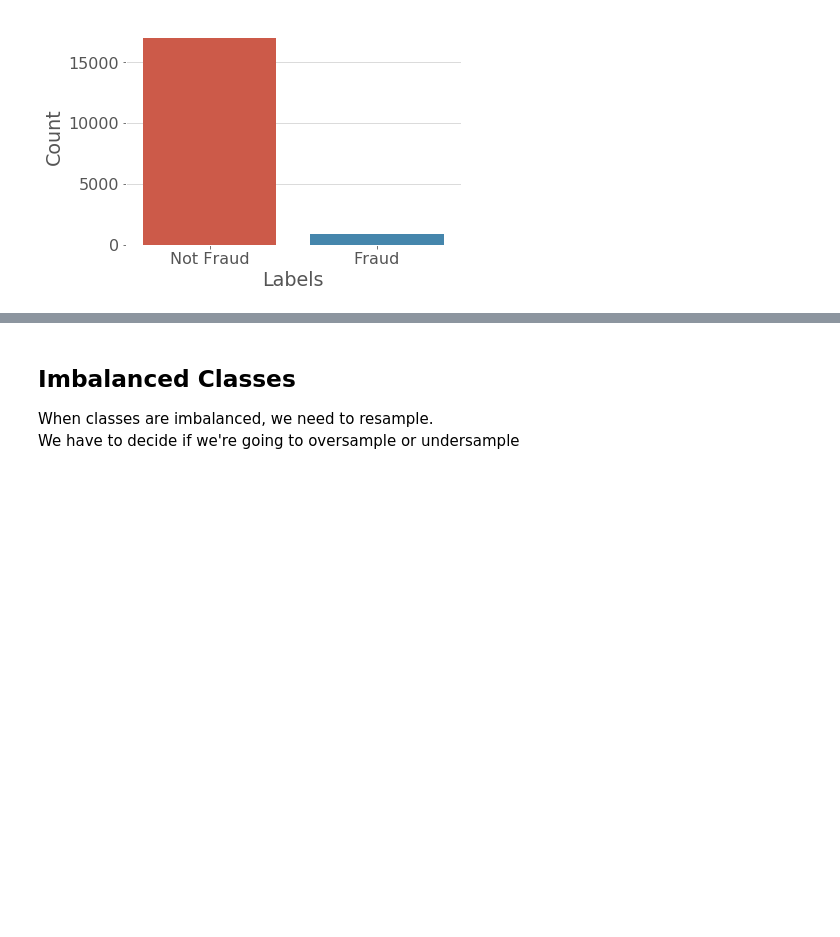
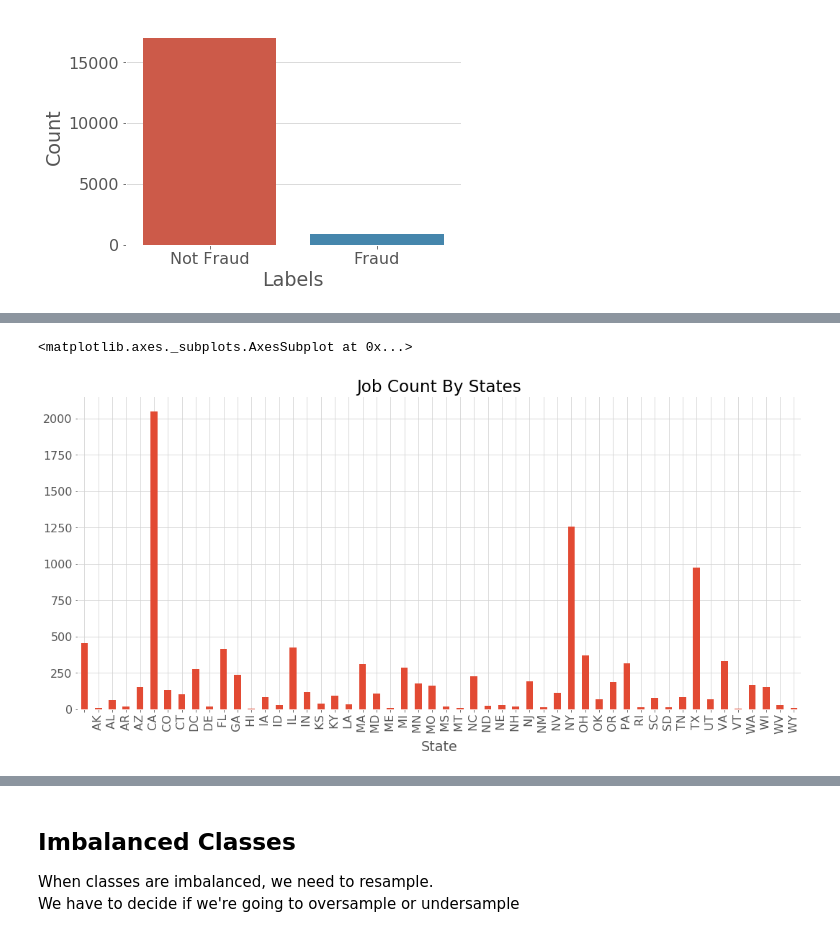
Before and after one commit to ATLas278/real_or_fake_job, a Jupyter notebook: real_or_fake.ipynb, the cells around one changed output, grey strips where cells are left out. Cells and saved outputs as stored; diff of their text form; code cells hidden in the pictures; blank space fills up the shorter version.

```diff
--- a/real_or_fake.ipynb
+++ b/real_or_fake.ipynb
@@ -178,0 +211,19 @@ plt.show()
+# %%
+loc_split = []
+
+for loc in df_jobs_transformed.location:
+    loc_split.append(loc.split(','))
+
+loc_split = pd.DataFrame(loc_split)
+loc_split = loc_split[[1,2]]
+loc_split = loc_split.rename(columns={1:"State",2:"City"})
+# %%
+df_jobs_transformed = df_jobs_transformed.reset_index()
+df_jobs = df_jobs_transformed.join(loc_split)
+# %%
+df_jobs = df_jobs[['job_id', 'title', 'location', 'department', 'salary_range',
+       'company_profile', 'description', 'requirements', 'benefits',
+       'telecommuting', 'has_company_logo', 'has_questions', 'employment_type',
+       'required_experience', 'required_education', 'industry', 'function',
+       'fraudulent', 'State', 'City']]
+df_jobs.head()
@@ -178,0 +237,4 @@ plt.show()
+# %%
+df_jobs = df_jobs[df_jobs['City'].notna()]
+df_jobs = df_jobs[df_jobs['State'].notna()]
+df_jobs['state_city'] = df_jobs['State'] + ',' + df_jobs['City']
@@ -178,0 +251,6 @@ plt.show()
+# %%
+plt.figure(figsize=(18,8))
+df_jobs.groupby('State').fraudulent.count().plot(kind='bar',title='Job Count By States')
+# %% [output]
+<matplotlib.axes._subplots.AxesSubplot at 0x...>
+[figure, added]
```
Also changed, not shown: parts of 14 cells of this notebook.
